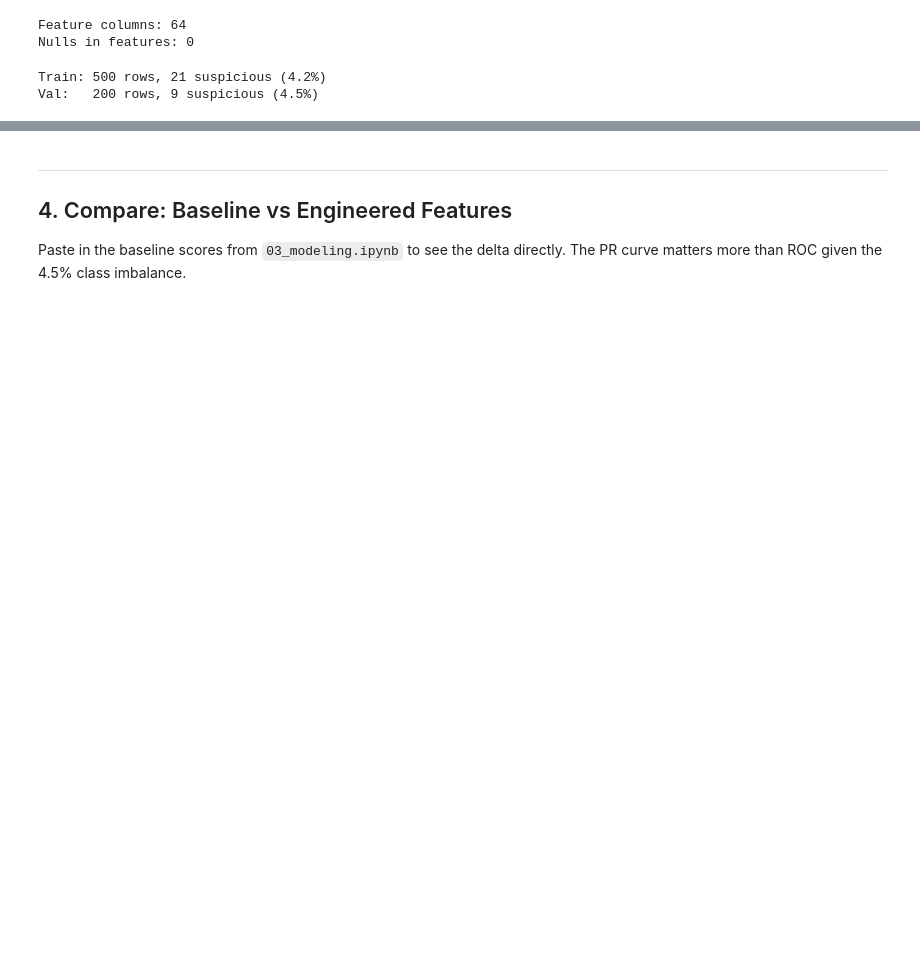
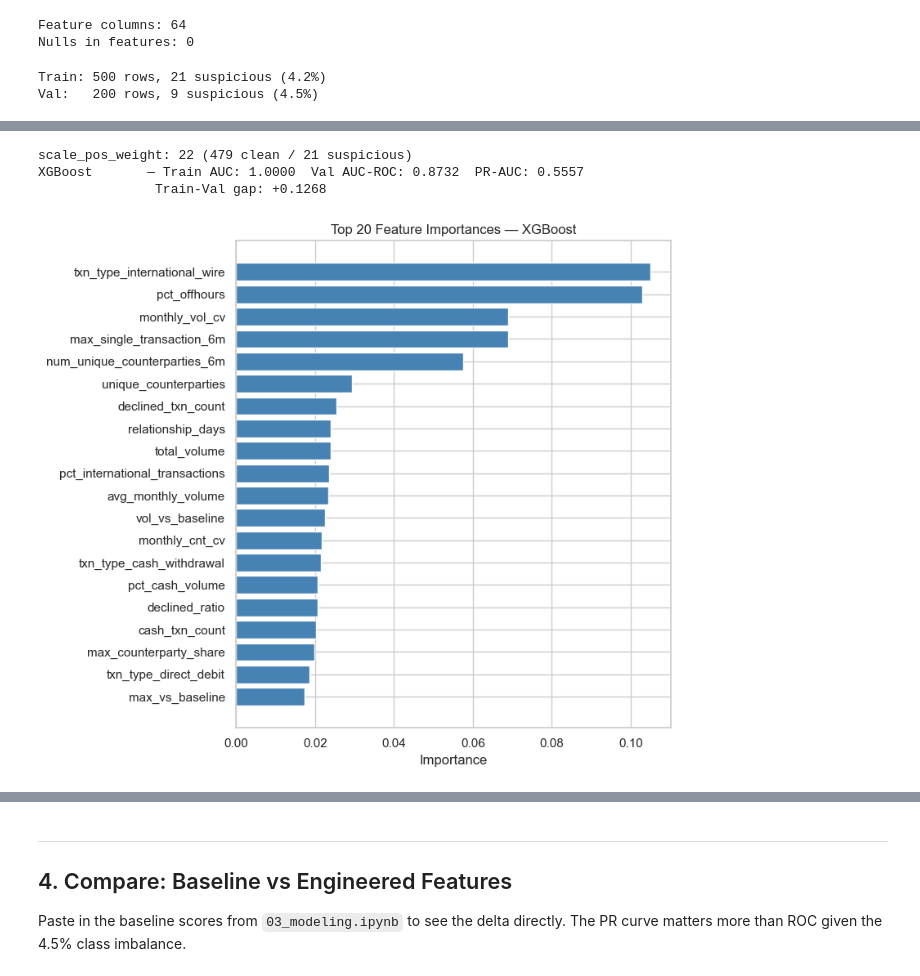
Before and after one commit to DimiDime/transaction-classification-system, a Jupyter notebook: notebooks/04_modelling_updated.ipynb, the cells around one changed output, grey strips where cells are left out. Drawn from its saved outputs; the diff is of its cells as text; code cells hidden in the pictures; blank space fills up the shorter version.

```diff
--- a/notebooks/04_modelling_updated.ipynb
+++ b/notebooks/04_modelling_updated.ipynb
@@ -157,0 +223,48 @@ plt.show()
+# %%
+from xgboost import XGBClassifier
+
+scale_pos = int((y_train == 0).sum() / (y_train == 1).sum())
+print(f'scale_pos_weight: {scale_pos} ({(y_train==0).sum()} clean / {(y_train==1).sum()} suspicious)')
+
+xgb = XGBClassifier(
+    n_estimators=100,
+    max_depth=3,
+    learning_rate=0.05,
+    subsample=0.8,
+    colsample_bytree=0.8,
+    scale_pos_weight=scale_pos,
+    reg_alpha=0.1,
+    reg_lambda=1.0,
+    random_state=42,
+    eval_metric='auc',
+    verbosity=0
+)
+xgb.fit(X_train, y_train)
+
+xgb_val_proba   = xgb.predict_proba(X_val)[:, 1]
+xgb_train_proba = xgb.predict_proba(X_train)[:, 1]
+xgb_auc         = roc_auc_score(y_val, xgb_val_proba)
+xgb_prauc       = average_precision_score(y_val, xgb_val_proba)
+xgb_train_auc   = roc_auc_score(y_train, xgb_train_proba)
+
+print(f'XGBoost       — Train AUC: {xgb_train_auc:.4f}  Val AUC-ROC: {xgb_auc:.4f}  PR-AUC: {xgb_prauc:.4f}')
+print(f'               Train-Val gap: {xgb_train_auc - xgb_auc:+.4f}')
+# %% [output]
+scale_pos_weight: 22 (479 clean / 21 suspicious)
+XGBoost       — Train AUC: 1.0000  Val AUC-ROC: 0.8732  PR-AUC: 0.5557
+               Train-Val gap: +0.1268
+# %%
+xgb_imp = pd.DataFrame({
+    'feature': feature_cols,
+    'importance': xgb.feature_importances_
+}).sort_values('importance', ascending=False).head(20)
+
+fig, ax = plt.subplots(figsize=(8, 7))
+ax.barh(xgb_imp['feature'], xgb_imp['importance'], color='steelblue', edgecolor='white')
+ax.set_title('Top 20 Feature Importances — XGBoost')
+ax.set_xlabel('Importance')
+ax.invert_yaxis()
+plt.tight_layout()
+plt.show()
+# %% [output]
+[figure, added]
```
Also changed, not shown: parts of 21 cells of this notebook, 2 other files.
